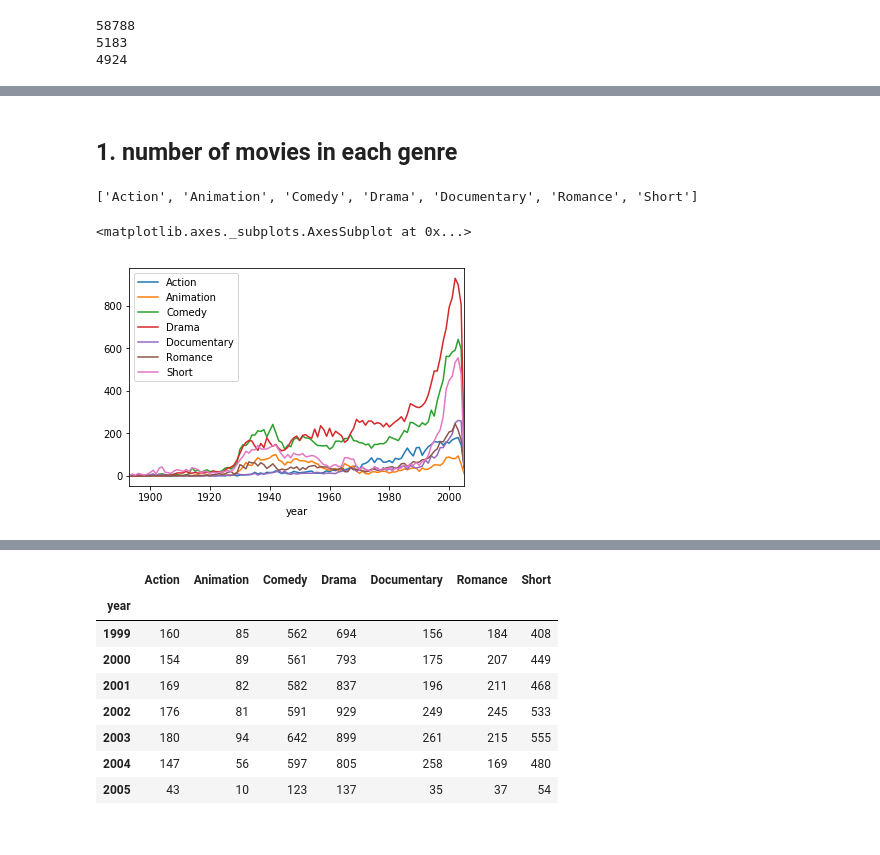
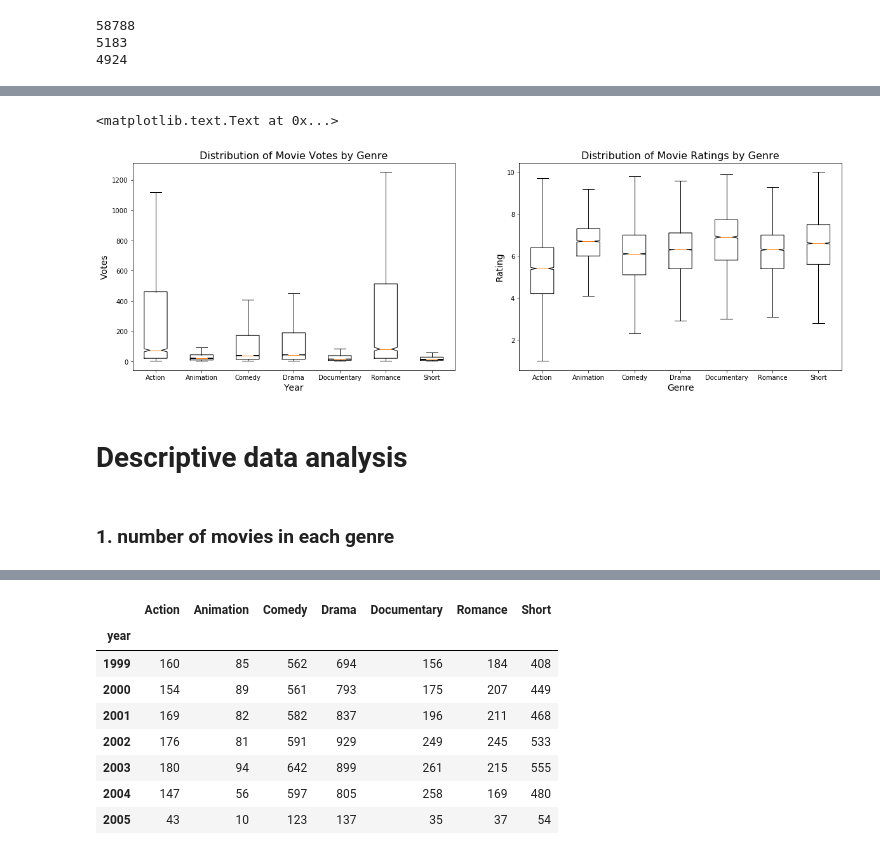
Before and after one commit to wzding/Machine_Learning_Nanodegree, a Jupyter notebook: movie.ipynb, the cells around one changed output, grey strips where cells are left out. Drawn from its saved outputs; the diff is of its cells as text; code cells hidden in the pictures.

```diff
--- a/movie.ipynb
+++ b/movie.ipynb
@@ -56,13 +73,26 @@ plt.boxplot(df,labels=lable,showfliers=True,notch=0, sym='.', vert=1, whis=1.5)
+# %%
+vote_plot = []
+genre_plot = []
+for g in genre:
+    vote_plot.append([df.loc[df[g] == 1]['votes']])
+    genre_plot.append([df.loc[df[g] == 1]['rating']])
+
+plt.figure(1,figsize=(20,6))
+plt.subplot(121)
+plt.boxplot(vote_plot,labels=genre,notch=1, sym='', whis=1.5)
+plt.xlabel('Year', fontsize=14)
+plt.ylabel('Votes', fontsize=14)
+plt.title('Distribution of Movie Votes by Genre', fontsize=16)
+
+plt.subplot(122)
+plt.boxplot(genre_plot,labels=genre,notch=1, sym='', whis=1.5)
+plt.xlabel('Genre', fontsize=14)
+plt.ylabel('Rating', fontsize=14)
+plt.title('Distribution of Movie Ratings by Genre', fontsize=16)
+# %% [output]
+<matplotlib.text.Text at 0x...>
+[figure, added]
+# %% [markdown]
+# Descriptive data analysis
 # %% [markdown]
-## 1. number of movies in each genre
+### 1. number of movies in each genre
-# %%
-genre = df.iloc[:,-7:].columns.tolist()
-genre
-# %% [output]
-['Action', 'Animation', 'Comedy', 'Drama', 'Documentary', 'Romance', 'Short']
-# %%
-year = df.groupby('year').sum().iloc[:,-7:]
-year.plot()
-# %% [output]
-<matplotlib.axes._subplots.AxesSubplot at 0x...>
-[figure, removed]
```
Also changed, not shown: parts of 48 cells of this notebook.
